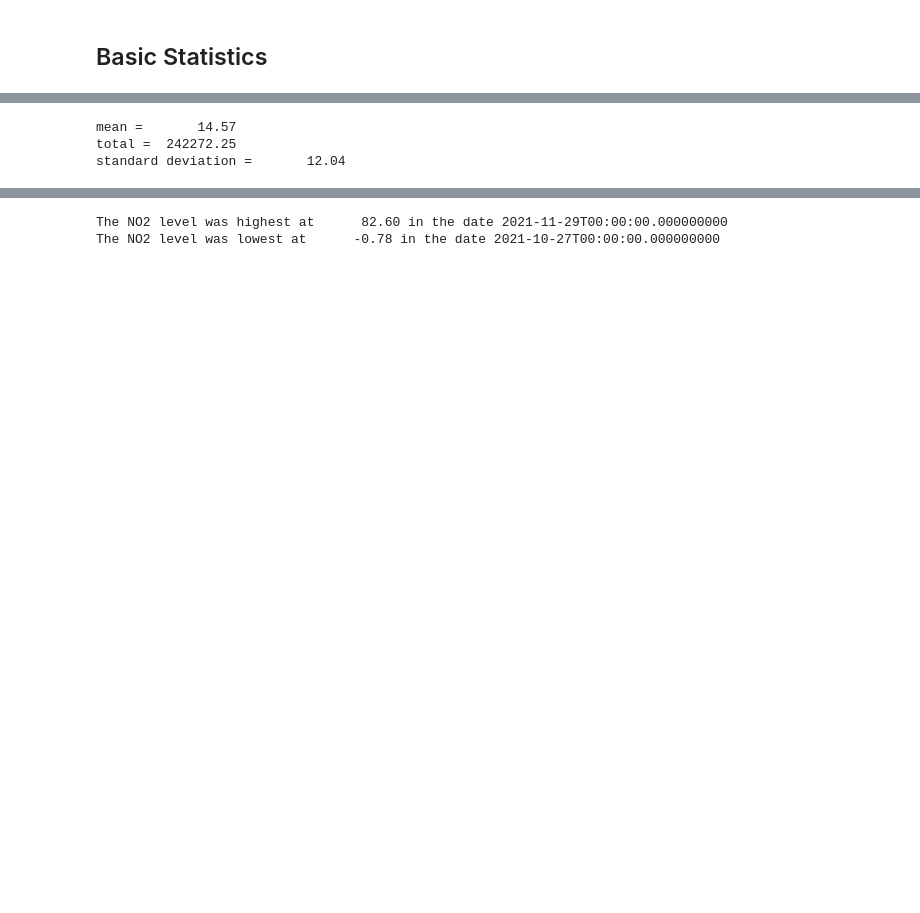
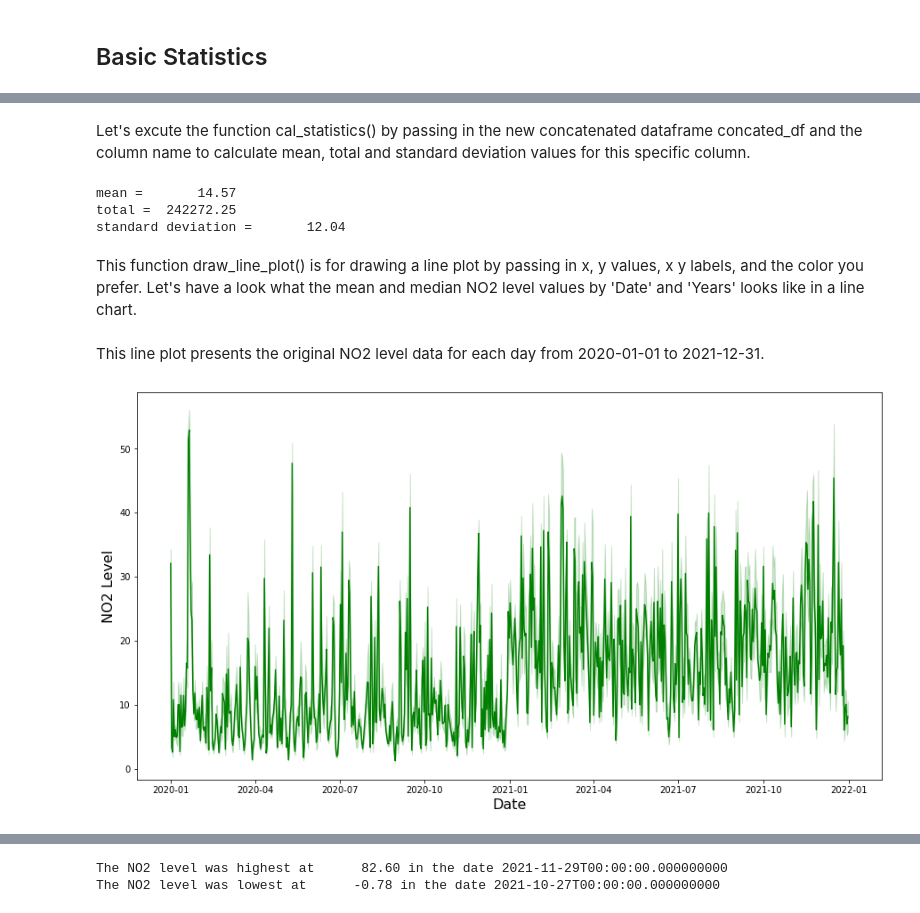
Before and after one commit to sysphcd/PythonProgrammingforData, a Jupyter notebook: Projects/Air_quality_mini_project.ipynb, the cells around one changed output, grey strips where cells are left out. Cells and saved outputs as stored; diff of their text form; code cells hidden in the pictures; blank space fills up the shorter version.

Commit message:
Added explains for each functions in Air_quality_mini_project

```diff
--- a/Projects/Air_quality_mini_project.ipynb
+++ b/Projects/Air_quality_mini_project.ipynb
@@ -231,9 +306,4 @@ df2_new = process_data(df2)
 # %%
 def concat_data(df1,df2):
   concat_df = pd.concat([df1,df2])
-  concat_df.groupby('Weekdays') #.size
   return concat_df
-
-
-concated_df = concat_data(df1_new,df2_new)
-concated_df
@@ -283,6 +401,8 @@ def cal_statistics(df,col):
   stddev = np.std(nparray_col)
 
   return mean, stddev, total
+# %% [markdown]
+Let's excute the function cal_statistics() by passing in the new concatenated dataframe concated_df and the column name to calculate mean, total and standard deviation values for this specific column.
 # %%
 # find the years with the mean, total and stddev of no2 level
 mean, stddev, total = cal_statistics(concated_df,'NO2 Level (V ug/m2)')
@@ -293,3 +413,5 @@ print('standard deviation = ',"{:10.2f}".format(stddev))
 mean =       14.57
 total =  242272.25
 standard deviation =       12.04
+# %% [markdown]
+This function draw_line_plot() is for drawing a line plot by passing in x, y values, x y labels, and the color you prefer. Let's have a look what the mean and median NO2 level values by 'Date' and 'Years' looks like in a line chart.
@@ -295,0 +427,9 @@ standard deviation =       12.04
+# %% [markdown]
+This line plot presents the original NO2 level data for each day from 2020-01-01 to 2021-12-31.
+# %%
+no2_data = np.array(concated_df['NO2 Level (V ug/m2)'])
+dates_data = np.array(concated_df['Date'])
+
+draw_line_plot(dates_data, no2_data, 'Date', 'NO2 Level','green')
+# %% [output]
+[figure, added]
```
Also changed, not shown: parts of 107 cells of this notebook.
